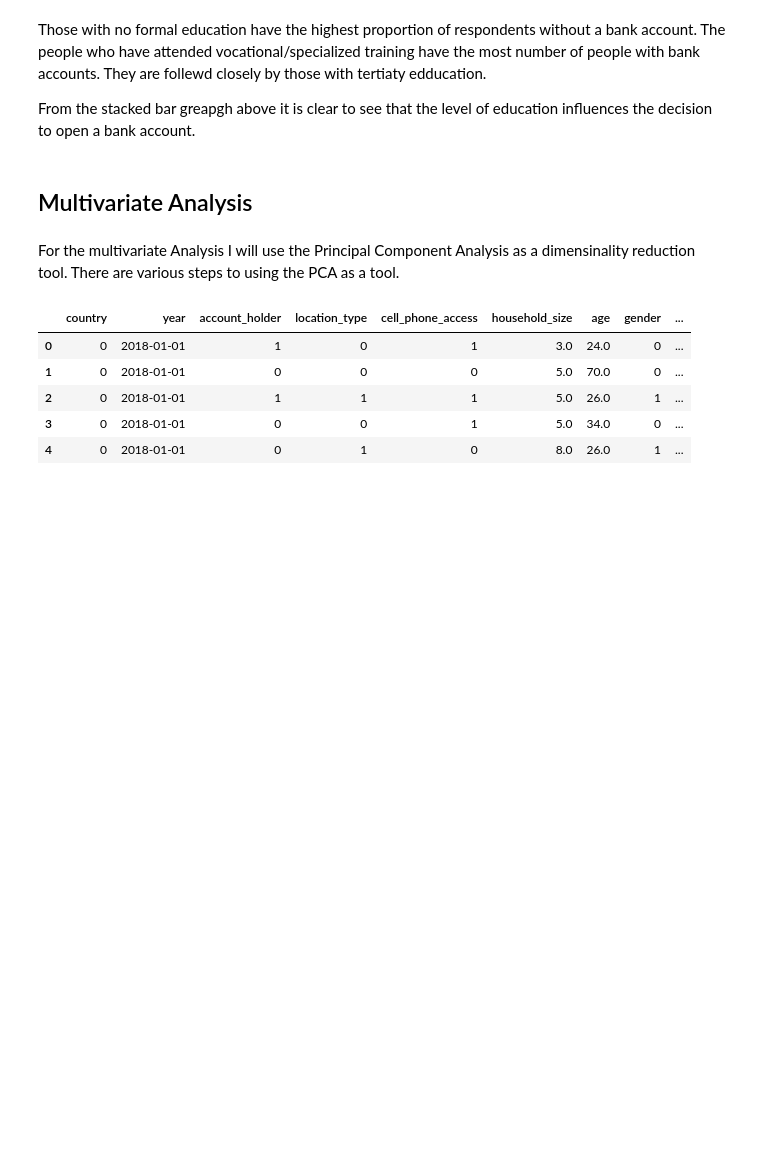
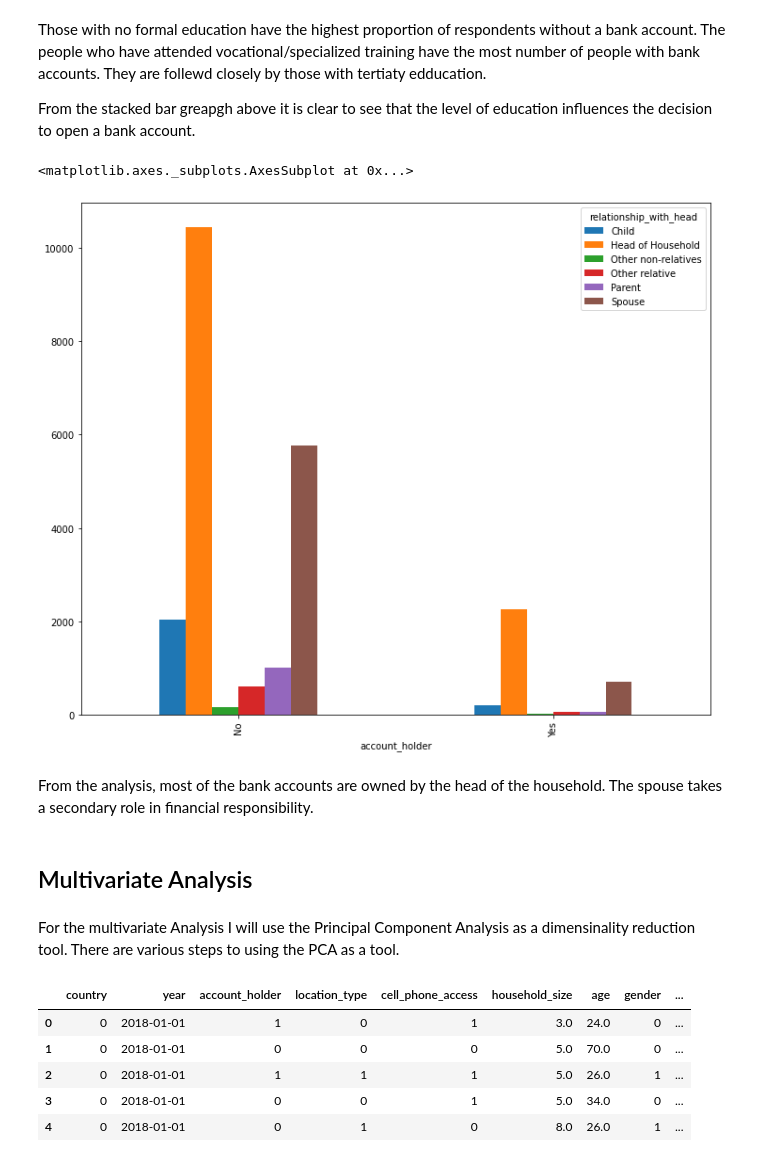
Before and after one commit to Ruoro/finscopeIP, a Jupyter notebook: FinscopeWeek2IP.ipynb, the cells around one changed output. Cells and saved outputs as stored; diff of their text form; code cells hidden in the pictures; blank space fills up the shorter version.

```diff
--- a/FinscopeWeek2IP.ipynb
+++ b/FinscopeWeek2IP.ipynb
@@ -601,6 +601,15 @@ Those with no formal education have the highest proportion of respondents withou
 
 
 From the stacked bar greapgh above it is clear to see that the level of education influences the decision to open a bank account.
+# %%
+# financial_df.plot(x = 'relationship_with_head', y = 'account_holder', kind='bar')
+# financial_df.columns
+pd.crosstab(financial_df['account_holder'], financial_df['relationship_with_head']).plot(kind='bar', figsize=(12,10))
+# %% [output]
+<matplotlib.axes._subplots.AxesSubplot at 0x...>
+[figure, added]
+# %% [markdown]
+From the analysis, most of the bank accounts are owned by the head of the household. The spouse takes a secondary role in financial responsibility.
 # %% [markdown]
 ## Multivariate Analysis
 # %% [markdown]
```
Also changed, not shown: parts of 7 cells of this notebook.
